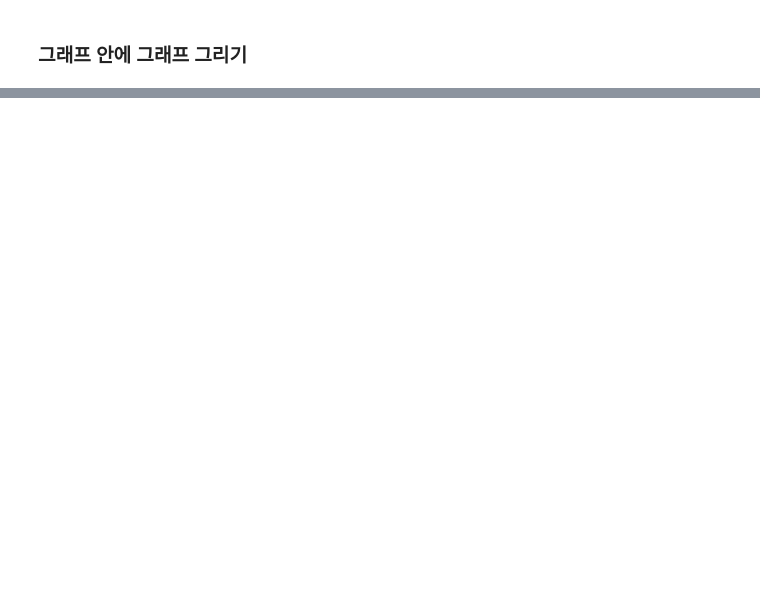
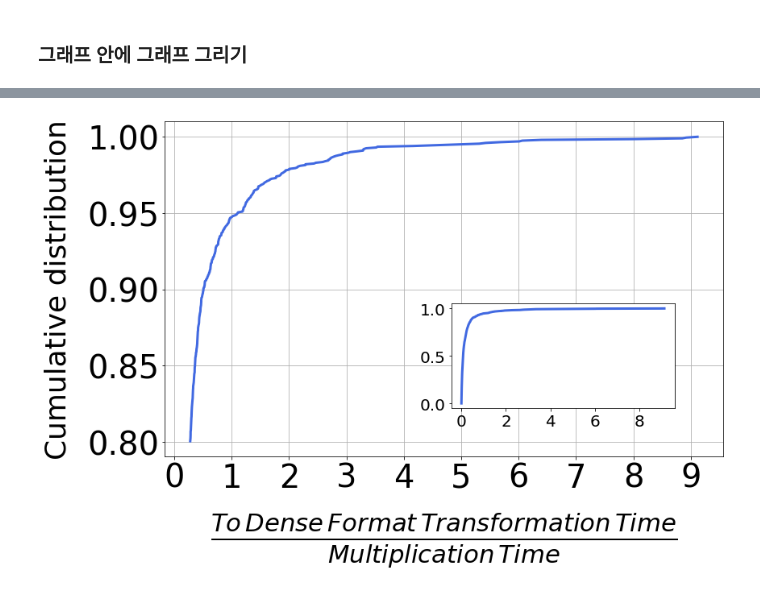
Before and after one commit to unhochoi/sparse-matrix-multiplication, a Jupyter notebook: figure/pyplot/sparse-to-dense-overhead-v2.ipynb, the cells around one changed output, grey strips where cells are left out. Cells and saved outputs as stored; diff of their text form; code cells hidden in the pictures; blank space fills up the shorter version.

```diff
--- a/figure/pyplot/sparse-to-dense-overhead-v2.ipynb
+++ b/figure/pyplot/sparse-to-dense-overhead-v2.ipynb
@@ -163,0 +148,59 @@ plt.show()
+# %%
+import numpy as np
+import matplotlib.pyplot as plt
+from mpl_toolkits.axes_grid.inset_locator import inset_axes
+
+# 전체 ratio
+ratio = df['sp_todense_ratio']
+
+# 배열의 모든 값 초기화
+y = np.zeros(len(ratio)) + (1 / len(ratio))
+# 누적 비율 생성
+cdf = np.cumsum(y)
+
+# 상위 20% ratio
+ratio_top_20 = ratio[int(len(ratio)*0.8):]
+cdf_top_20 = cdf[int(len(ratio)*0.8):]
+
+# # 배열의 모든 값 초기화
+# y = np.zeros(len(ratio_top_20)) + (1 / len(ratio_top_20))
+# # 누적 비율 생성
+# cdf_top_20 = np.cumsum(y)
+
+##########################################################################################
+
+fontsize = 40
+
+plt.rc('axes', labelsize=fontsize)   # x,y축 label 폰트 크기
+plt.rc('xtick', labelsize=fontsize)  # x축 눈금 폰트 크기
+plt.rc('ytick', labelsize=fontsize)  # y축 눈금 폰트 크기
+
+fig = plt.figure(figsize=(12,8)) # figure 크기 설정
+
+# main subplot 추가
+ax = fig.add_subplot(111)
+
+ax.grid(True)
+ax.set_xlabel(r'$\frac{To\/Dense\/Format\/Transformation\/Time}{Multiplication\/Time}$', labelpad=20, fontsize=fontsize*1.1)
+ax.set_ylabel("Cumulative distribution", labelpad=20, fontsize=fontsize*0.9)
+ax.set_xticks([0, 1, 2, 3, 4, 5, 6, 7, 8, 9])
+ax.set_yticks([0.8, 0.85, 0.9, 0.95, 1.0])
+
+ax.plot(ratio_top_20,cdf_top_20, linewidth=3, color = "royalblue")
+
+# main subplot 에 insert subplot 추가
+ax_insert = inset_axes(ax, width="40%", height=1.8, loc=4, borderpad=6)
+
+ax_insert.tick_params(labelsize=20)
+ax_insert.set_xticks([0,2,4,6,8])
+ax_insert.set_yticks([0,0.5,1.0])
+
+# insert subplot 내부 표현
+ax_insert.plot(ratio,cdf, linewidth=3, color = "royalblue")
+
+fig.tight_layout()
+fig.savefig('./sparse-to-dense-overhead-v2-total.png')
+
+plt.show()
+# %% [output]
+[figure, added]
```
Also changed, not shown: parts of 4 cells of this notebook, 9 other files.
